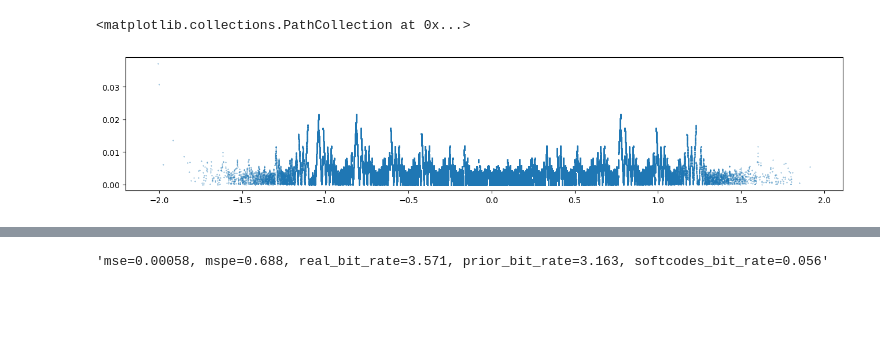
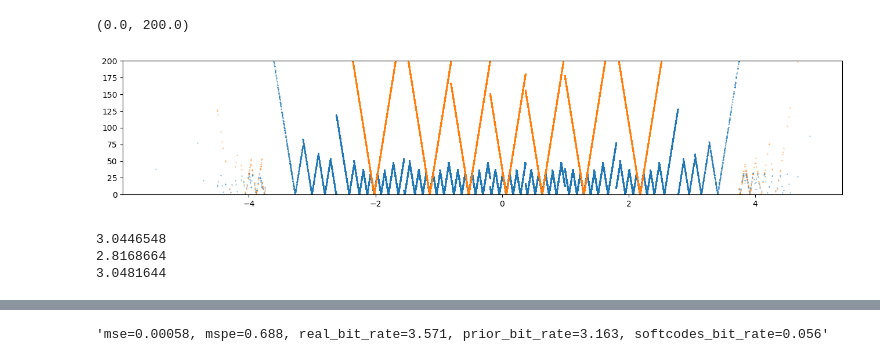
Before and after one commit to HosseinOutward/VUB-ACS-25_Thesis, a Jupyter notebook: experiments/make_basic_rnn_model/make_basic_rnn_model.ipynb, the cells around one changed output, grey strips where cells are left out. Saved outputs shown, nothing was run; the diff lists cells and outputs as text; code cells hidden in the pictures; blank space fills up the shorter version.

```diff
--- a/experiments/make_basic_rnn_model/make_basic_rnn_model.ipynb
+++ b/experiments/make_basic_rnn_model/make_basic_rnn_model.ipynb
@@ -75,19 +75,21 @@ from components.broadcast_components.WZ_models.WZ_quantizer import WZQuantizer
 random.seed(101);torch.manual_seed(101);np.random.seed(101)
 
 # ---------------------
-wz_model = PL_EncoderDecoder_RNN(inp_dim=1, side_info_size=0, num_planes=2, bins_per_plane=16, tau=1.2, tau_rate=10,
-                                 reconst_ld=5000, lr=1e-3, marginal=True).to(torch.float32)
+wz_model = PL_EncoderDecoder_RNN(inp_dim=1, side_info_size=0, num_planes=1, bins_per_plane=8, tau=1.5, tau_rate=10,
+                                 reconst_ld=400, lr=1e-3, marginal=True).to(torch.float32)
 
 # ---------------------
-wz_model.load_state_dict(torch.load(r'..\..\data\basicRNN_2plane_4bins_state.pt', map_location='cpu'))
+# wz_model.load_state_dict(torch.load(r'..\..\data\basicRNN_2plane_4bins_state.pt', map_location='cpu'),strict=False)
+# wz_model.load_state_dict(torch.load(r'..\..\data\basicRNN_global_correction.pt', map_location='cpu'),strict=False)
 
 # ---------------------
-# wz_quantizer = WZQuantizer(wz_model, train_sample_size=200_000, count_side_info_data=0, enable_progress_bar=True)
+# wz_quantizer = WZQuantizer(wz_model, train_sample_size=200_000, count_side_info_data=1, enable_progress_bar=True)
 wz_quantizer = QuantizerWithDataPrep(wz_model, train_sample_size=200_000, vec_slices=[],
-                        count_side_info_data=0, enable_progress_bar=True, outlier_threshold=1.3)
+                        count_side_info_data=0, enable_progress_bar=True, outlier_threshold=1.6)
 
 # ---------------------
-# wz_quantizer.train_model(y, side_info_data, epoch=40, batch_size=10_000)
+wz_quantizer.train_model(y, side_info_data, epoch=50, batch_size=10_000)
 
 # ---------------------
 # torch.save(wz_model.state_dict(), r'..\..\data\basicRNN_2plane_4bins_state.pt')
+torch.save(wz_model.state_dict(), r'..\..\data\basicRNN_global_correction.pt')
@@ -94,5 +102,12 @@ wz_quantizer = QuantizerWithDataPrep(wz_model, train_sample_size=200_000, vec_sl
 # %%
-temp = wz_quantizer.encoding_process(y)
-recons = wz_quantizer.decoding_process(temp[0], side_info_data, temp[1])
-temp = wz_quantizer.encoding_process(y-recons)
-recons2 = wz_quantizer.decoding_process(temp[0], side_info_data, temp[1])
+# temp1 = wz_quantizer.encoding_process(y)
+# recons = wz_quantizer.decoding_process(temp1[0], side_info_data, temp1[1])
+
+# ----------------
+wz_model = PL_EncoderDecoder_RNN(inp_dim=1, side_info_size=0, num_planes=1, bins_per_plane=8, tau=1.5, tau_rate=10,
+                                 reconst_ld=400, lr=1e-3, marginal=True).to(torch.float32)
+wz_model.load_state_dict(torch.load(r'..\..\data\basicRNN_global_correction.pt', map_location='cpu'))
+wz_quantizer = QuantizerWithDataPrep(wz_model, train_sample_size=200_000, vec_slices=[],
+                        count_side_info_data=0, enable_progress_bar=True, outlier_threshold=1.3)
+temp2 = wz_quantizer.encoding_process(y-recons)
+recons2 = wz_quantizer.decoding_process(temp2[0], side_info_data, temp2[1])
@@ -107,10 +114,20 @@ plt.show()
 # %%
 temp=np.argsort(y[:1_000_000])
 plt.figure(figsize=(16, 3))
-plt.scatter(y[temp], np.abs(y[temp]-(recons[temp]+recons2[temp])), s=0.1)
+plt.scatter(y[temp], np.abs(y[temp]-(recons[temp]+recons2[temp]))/np.mean(y[temp]), s=0.1)
+plt.scatter(y[temp], np.abs(y[temp]-recons[temp])/np.mean(y[temp]), s=0.1)
+plt.ylim(0,200)
 # %% [output]
-<matplotlib.collections.PathCollection at 0x...>
+(0.0, 200.0)
-[figure, old version]
+[figure, new version]
+# %%
+for i in [temp1[0][0], temp1[0][1], temp2[0][0]]:
+    temp = torch.unique(i, return_counts=True)[1]/len(i)
+    print(np.sum([-t*torch.log2(t) for t in temp]))
+# %% [output]
+3.0446548
+2.8168664
+3.0481644
 # %%
 importlib.reload(components.broadcast_components.WZ_models.WZ_quantizer)
 from components.broadcast_components.WZ_models.WZ_quantizer import plot_bins
```
Also changed, not shown: parts of 5 cells of this notebook, 5 other files.
